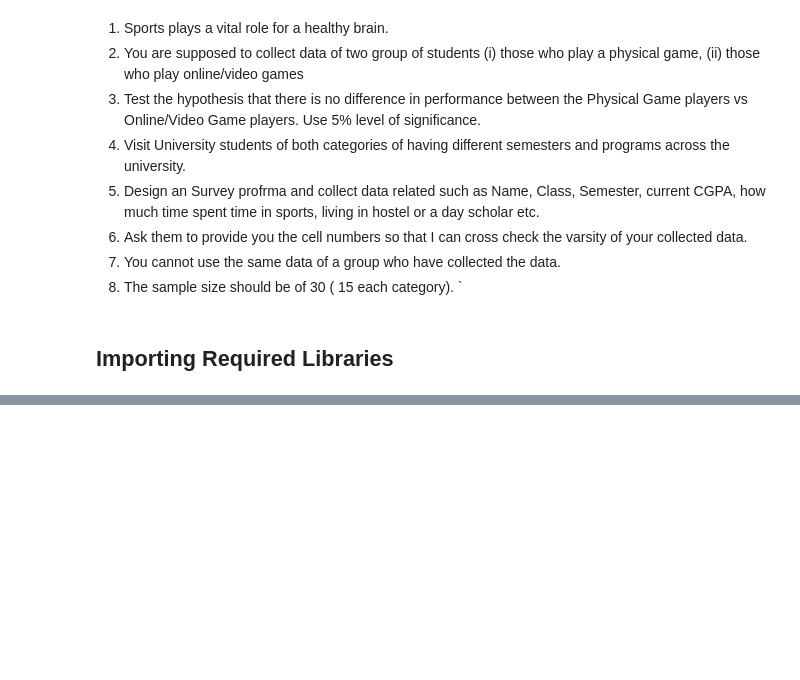
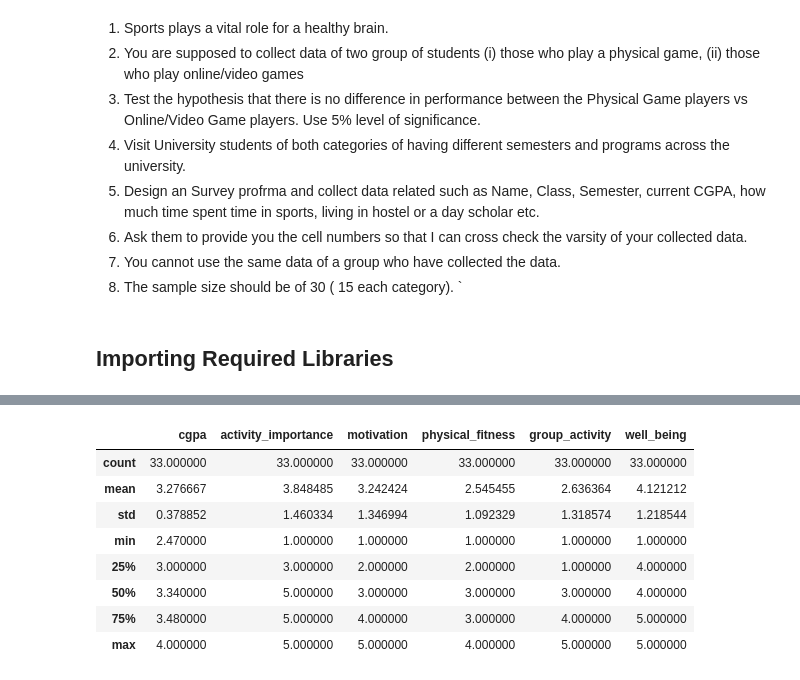
Before and after one commit to ahmaddioxide/physical_online_games_activity_T_Test, a Jupyter notebook: sports_class_activity.ipynb, the cells around one changed output, grey strips where cells are left out. Drawn from its saved outputs; the diff is of its cells as text; code cells hidden in the pictures; blank space fills up the shorter version.

```diff
--- a/sports_class_activity.ipynb
+++ b/sports_class_activity.ipynb
@@ -116,0 +238,12 @@ data.head()
+# %%
+physical_data.describe()
+# %% [output]
+|  | cgpa | activity_importance | motivation | physical_fitness | group_activity | well_being |
+| count | 33.000000 | 33.000000 | 33.000000 | 33.000000 | 33.000000 | 33.000000 |
+| mean | 3.276667 | 3.848485 | 3.242424 | 2.545455 | 2.636364 | 4.121212 |
+| std | 0.378852 | 1.460334 | 1.346994 | 1.092329 | 1.318574 | 1.218544 |
+| min | 2.470000 | 1.000000 | 1.000000 | 1.000000 | 1.000000 | 1.000000 |
+| 25% | 3.000000 | 3.000000 | 2.000000 | 2.000000 | 1.000000 | 4.000000 |
+| 50% | 3.340000 | 5.000000 | 3.000000 | 3.000000 | 3.000000 | 4.000000 |
+| 75% | 3.480000 | 5.000000 | 4.000000 | 3.000000 | 4.000000 | 5.000000 |
+| max | 4.000000 | 5.000000 | 5.000000 | 4.000000 | 5.000000 | 5.000000 |
```
Also changed, not shown: parts of 9 cells of this notebook.
